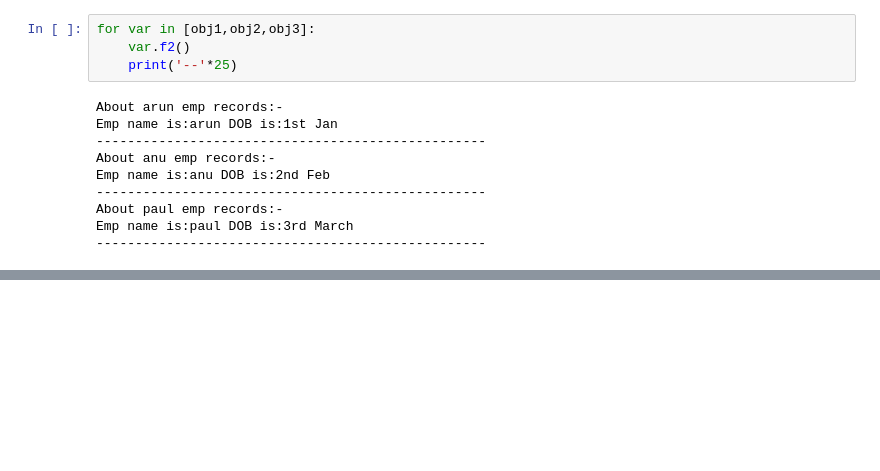
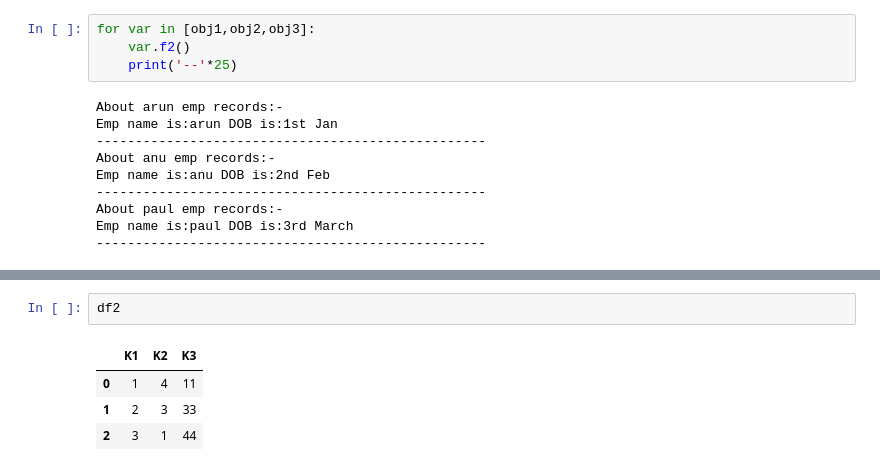
Before and after one commit to pakarthikstudent/DataEngineering__MLOps, a Jupyter notebook: DAY1/DE-1.ipynb, the cells around one changed output, grey strips where cells are left out. Drawn from its saved outputs; the diff is of its cells as text; blank space fills up the shorter version.

```diff
--- a/DAY1/DE-1.ipynb
+++ b/DAY1/DE-1.ipynb
@@ -502,0 +934,7 @@ Emp name is:paul DOB is:3rd March
+# %%
+df2
+# %% [output]
+|  | K1 | K2 | K3 |
+| 0 | 1 | 4 | 11 |
+| 1 | 2 | 3 | 33 |
+| 2 | 3 | 1 | 44 |
```
Also changed, not shown: parts of 65 cells of this notebook.
